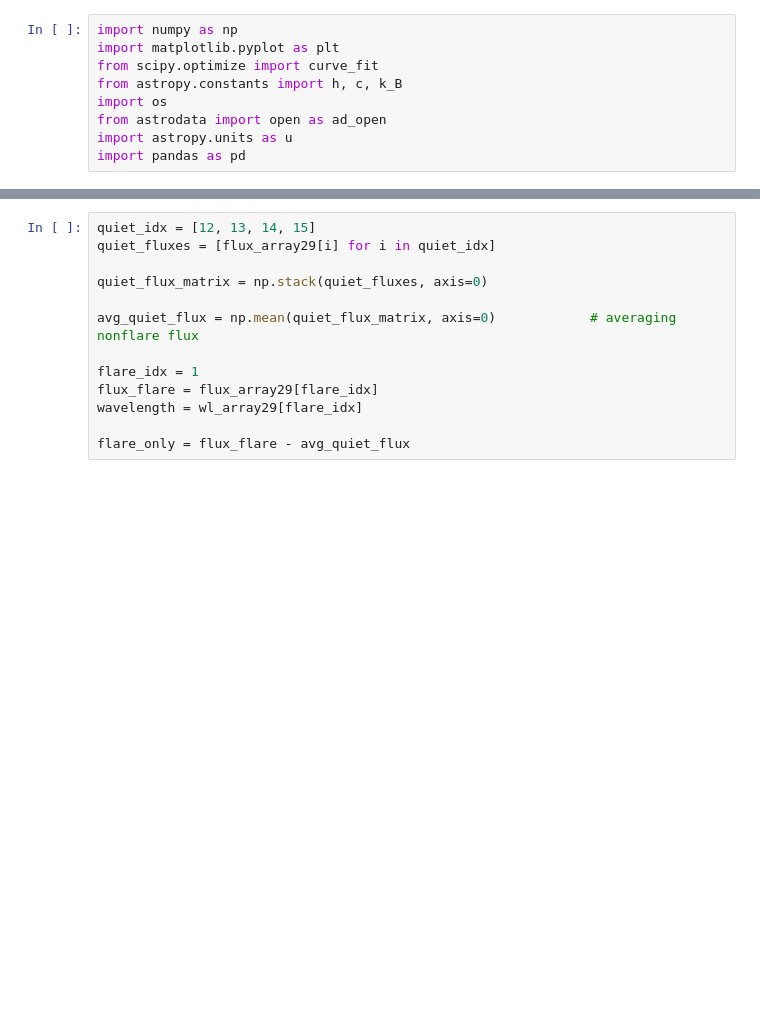
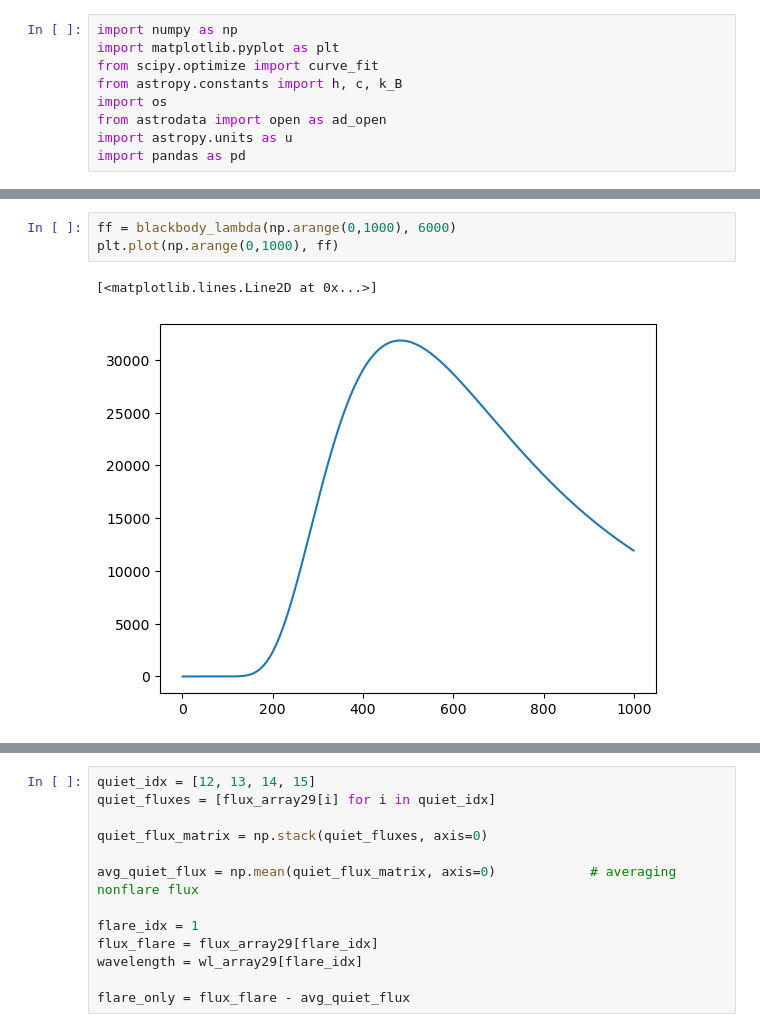
Before and after one commit to ashtonsouthwick/Summer2025, a Jupyter notebook: 1fitting.ipynb, the cells around one changed output, grey strips where cells are left out. Cells and saved outputs as stored; diff of their text form; blank space fills up the shorter version.

```diff
--- a/1fitting.ipynb
+++ b/1fitting.ipynb
@@ -31,5 +39,11 @@ def fit_blackbody(wavelength_nm, flare_only_flux):
     perr = np.sqrt(np.diag(pcov))  # uncertainties
     return popt, perr  # T_fit, scale_fit, and their errors
+# %%
+ff = blackbody_lambda(np.arange(0,1000), 6000)
+plt.plot(np.arange(0,1000), ff)
+# %% [output]
+[<matplotlib.lines.Line2D at 0x...>]
+[figure, added]
 # %%
 files = "/home/ashto/Summer2025/TimeSeriesFiles/"
 fits_files = sorted([
```
Also changed, not shown: parts of 8 cells of this notebook.
